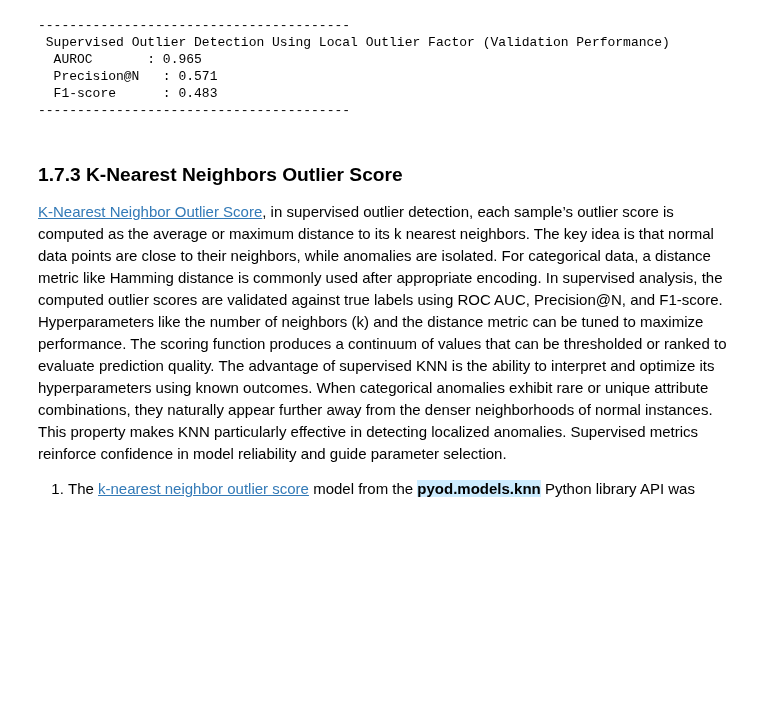
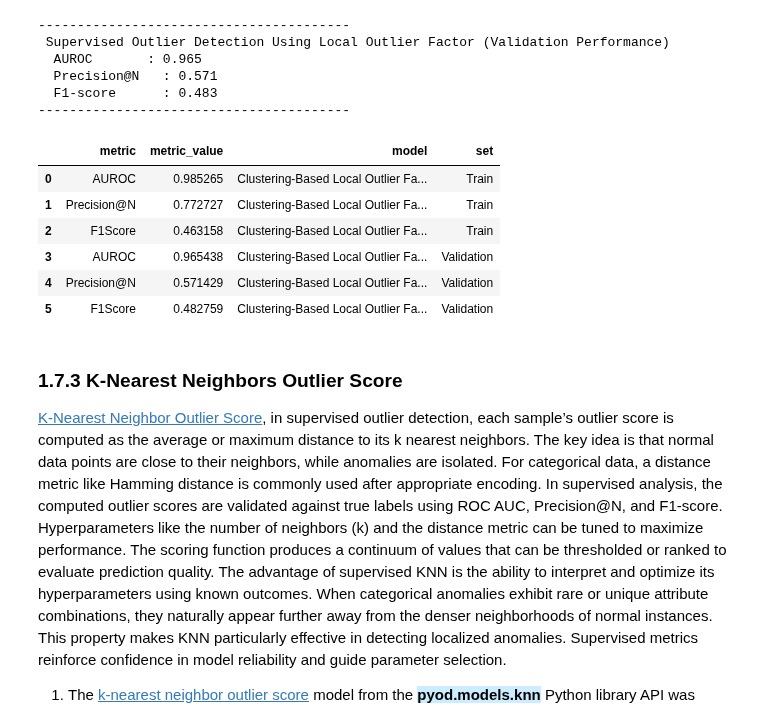
Before and after one commit to JohnPaulinePineda/Portfolio_Project_61, a Jupyter notebook: codes/DetectingAndEvaluatingAnomaliesInCategoricalDataUnderSupervisedAndUnsupervisedSettings.ipynb, the cells around one changed output. Cells and saved outputs as stored; diff of their text form; code cells hidden in the pictures; blank space fills up the shorter version.

```diff
--- a/codes/DetectingAndEvaluatingAnomaliesInCategoricalDataUnderSupervisedAndUnsupervisedSettings.ipynb
+++ b/codes/DetectingAndEvaluatingAnomaliesInCategoricalDataUnderSupervisedAndUnsupervisedSettings.ipynb
@@ -1887,7 +1912,7 @@ Top Hyperparameter Combinations Ranked by Mean AUROC:
 ##################################
 supervised_model_cblof.fit(X_train)
 supervised_model_cblof.decision_scores_ = supervised_model_cblof.decision_function(X_train.values)
-evaluate_supervised_outlier_detection_model(supervised_model_cblof, X_train, y_train, "Supervised Outlier Detection Using Local Outlier Factor (Training Performance)")
+supervised_cblof_auroc_training, supervised_cblof_precision_training, supervised_cblof_f1_training = evaluate_supervised_outlier_detection_model(supervised_model_cblof, X_train, y_train, "Supervised Outlier Detection Using Local Outlier Factor (Training Performance)")
 # %% [output]
 ----------------------------------------
  Supervised Outlier Detection Using Local Outlier Factor (Training Performance)
@@ -1903,7 +1928,7 @@ evaluate_supervised_outlier_detection_model(supervised_model_cblof, X_train, y_t
 ##################################
 supervised_model_cblof.fit(X_train)
 supervised_model_cblof.decision_scores_ = supervised_model_cblof.decision_function(X_validation.values)
-evaluate_supervised_outlier_detection_model(supervised_model_cblof, X_validation, y_validation, "Supervised Outlier Detection Using Local Outlier Factor (Validation Performance)")
+supervised_cblof_auroc_validation, supervised_cblof_precision_validation, supervised_cblof_f1_validation = evaluate_supervised_outlier_detection_model(supervised_model_cblof, X_validation, y_validation, "Supervised Outlier Detection Using Local Outlier Factor (Validation Performance)")
 # %% [output]
 ----------------------------------------
  Supervised Outlier Detection Using Local Outlier Factor (Validation Performance)
@@ -1911,6 +1936,27 @@ evaluate_supervised_outlier_detection_model(supervised_model_cblof, X_validation
   Precision@N   : 0.571
   F1-score      : 0.483
 ----------------------------------------
+# %%
+##################################
+# Consolidating all the performance measures
+# for the Local Outlier Factor model
+# with synthetic ground truth labels
+# for the train and validation data
+##################################
+supervised_model_cblof_metric_summary = pd.DataFrame()
+supervised_model_cblof_metric_summary['metric'] = ["AUROC", "Precision@N", "F1Score"] * 2
+supervised_model_cblof_metric_summary['metric_value'] = [supervised_cblof_auroc_training, supervised_cblof_precision_training, supervised_cblof_f1_training, supervised_cblof_auroc_validation, supervised_cblof_precision_validation, supervised_cblof_f1_validation]
+supervised_model_cblof_metric_summary['model'] = ["Clustering-Based Local Outlier Factor"] * 6
+supervised_model_cblof_metric_summary['set'] = (["Train"] * 3) + (["Validation"] * 3)
+display(supervised_model_cblof_metric_summary)
+# %% [output]
+|  | metric | metric_value | model | set |
+| 0 | AUROC | 0.985265 | Clustering-Based Local Outlier Fa... | Train |
+| 1 | Precision@N | 0.772727 | Clustering-Based Local Outlier Fa... | Train |
+| 2 | F1Score | 0.463158 | Clustering-Based Local Outlier Fa... | Train |
+| 3 | AUROC | 0.965438 | Clustering-Based Local Outlier Fa... | Validation |
+| 4 | Precision@N | 0.571429 | Clustering-Based Local Outlier Fa... | Validation |
+| 5 | F1Score | 0.482759 | Clustering-Based Local Outlier Fa... | Validation |
 # %% [markdown]
 ### 1.7.3 K-Nearest Neighbors Outlier Score <a class="anchor" id="1.7.3"></a>
 
```
Also changed, not shown: parts of 36 cells of this notebook, 1 other file.
